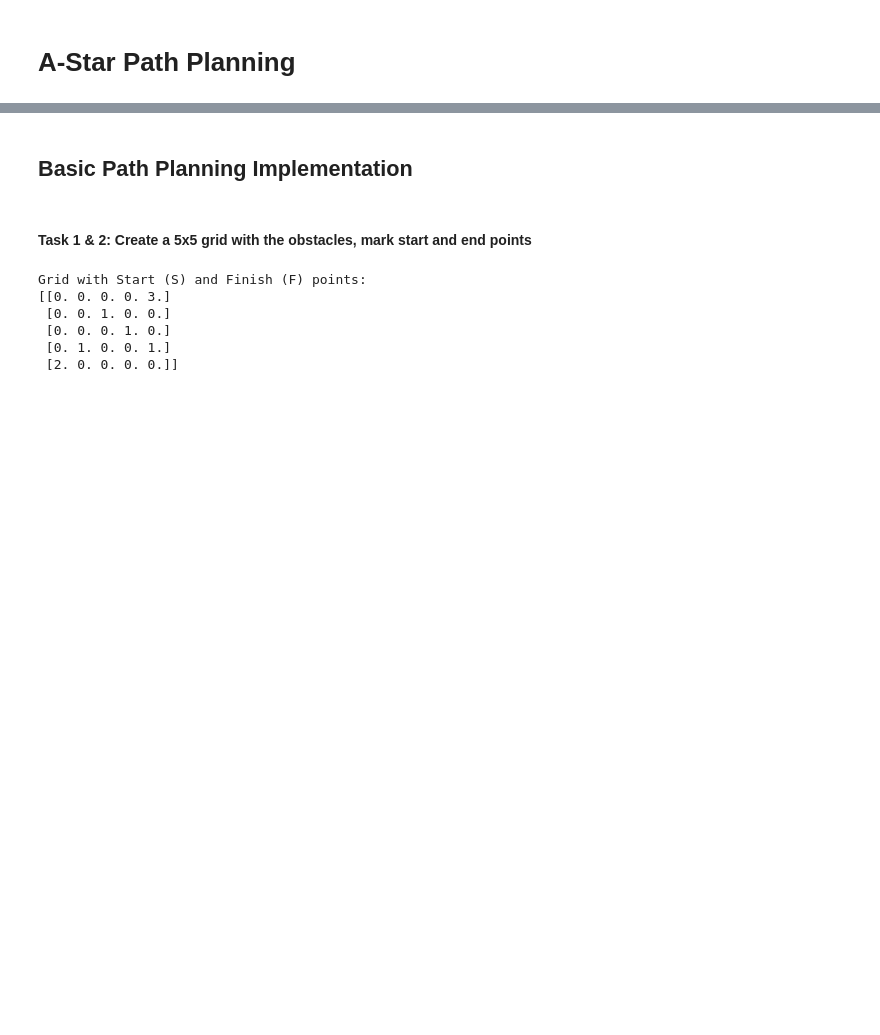
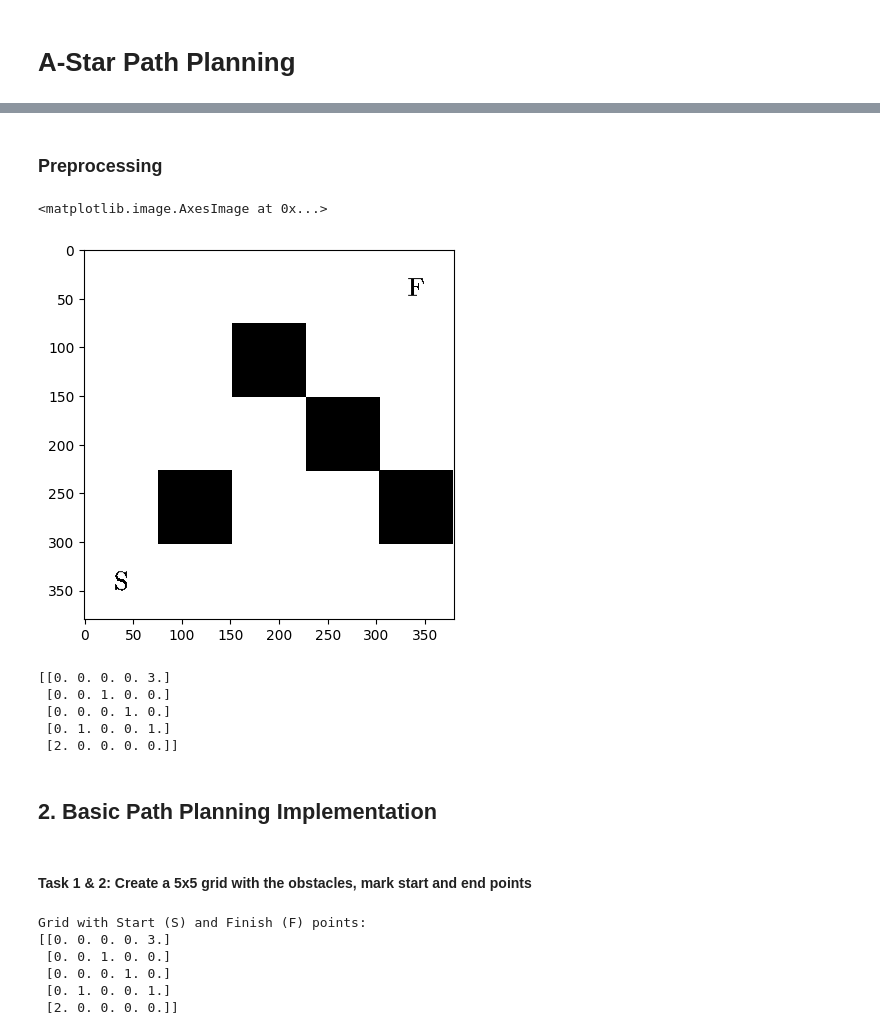
Before and after one commit to josef5838/Path_Planning, a Jupyter notebook: A_star.ipynb, the cells around one changed output, grey strips where cells are left out. Cells and saved outputs as stored; diff of their text form; code cells hidden in the pictures; blank space fills up the shorter version.

```diff
--- a/A_star.ipynb
+++ b/A_star.ipynb
@@ -10,5 +13,63 @@
+# %% [markdown]
+### Preprocessing
+# %%
+import numpy as np
+import cv2
+
+
+file_path = './grid.jpg'
+
+
+img = cv2.imread(file_path, cv2.IMREAD_GRAYSCALE)
+
+# Invert the image to identify the countours
+inv_img = cv2.bitwise_not(img)
+
+contours, _ = cv2.findContours(inv_img, cv2.RETR_EXTERNAL, cv2.CHAIN_APPROX_SIMPLE)
+
+# The largest contour is the border, find its bounding box
+largest_contour = max(contours, key=cv2.contourArea)
+x, y, w, h = cv2.boundingRect(largest_contour)
+
+# Crop the image to exclude the border, then invert it back
+cropped_img = cv2.bitwise_not(inv_img[y:y+h, x:x+w])
+
+# Threshold the image to get a binary image
+_, thresh = cv2.threshold(cropped_img, 127, 1, cv2.THRESH_BINARY)
+
+# Check if the preprocessing is correct
+import matplotlib.pyplot as plt
+plt.imshow(thresh, cmap='gray')
+# %% [output]
+<matplotlib.image.AxesImage at 0x...>
+[figure, added]
+# %%
+# Cell dimensions
+cell_height = thresh.shape[0] // 5
+cell_width = thresh.shape[1] // 5
+
+# Initialize the grid array
+grid = np.ones((5, 5))
+# set cell values
+for i in range(5):
+    for j in range(5):
+        cell = thresh[i*cell_height : (i+1)*cell_height,
+                      j*cell_width : (j+1)*cell_width]
+
+        if np.mean(cell) >= 0.9:
+            grid[i, j] = 0  # white cell
+
+grid[4, 0] = 2  # 'S' at bottom left
+grid[0, 4] = 3  # 'F' at top right
+print(grid)
+# %% [output]
+[[0. 0. 0. 0. 3.]
+ [0. 0. 1. 0. 0.]
+ [0. 0. 0. 1. 0.]
+ [0. 1. 0. 0. 1.]
+ [2. 0. 0. 0. 0.]]
 # %% [markdown]
-## Basic Path Planning Implementation
+## 2. Basic Path Planning Implementation
 # %% [markdown]
 #### Task 1 & 2: Create a 5x5 grid with the obstacles, mark start and end points
 # %%
```
Also changed, not shown: parts of 6 cells of this notebook, 4 other files.
